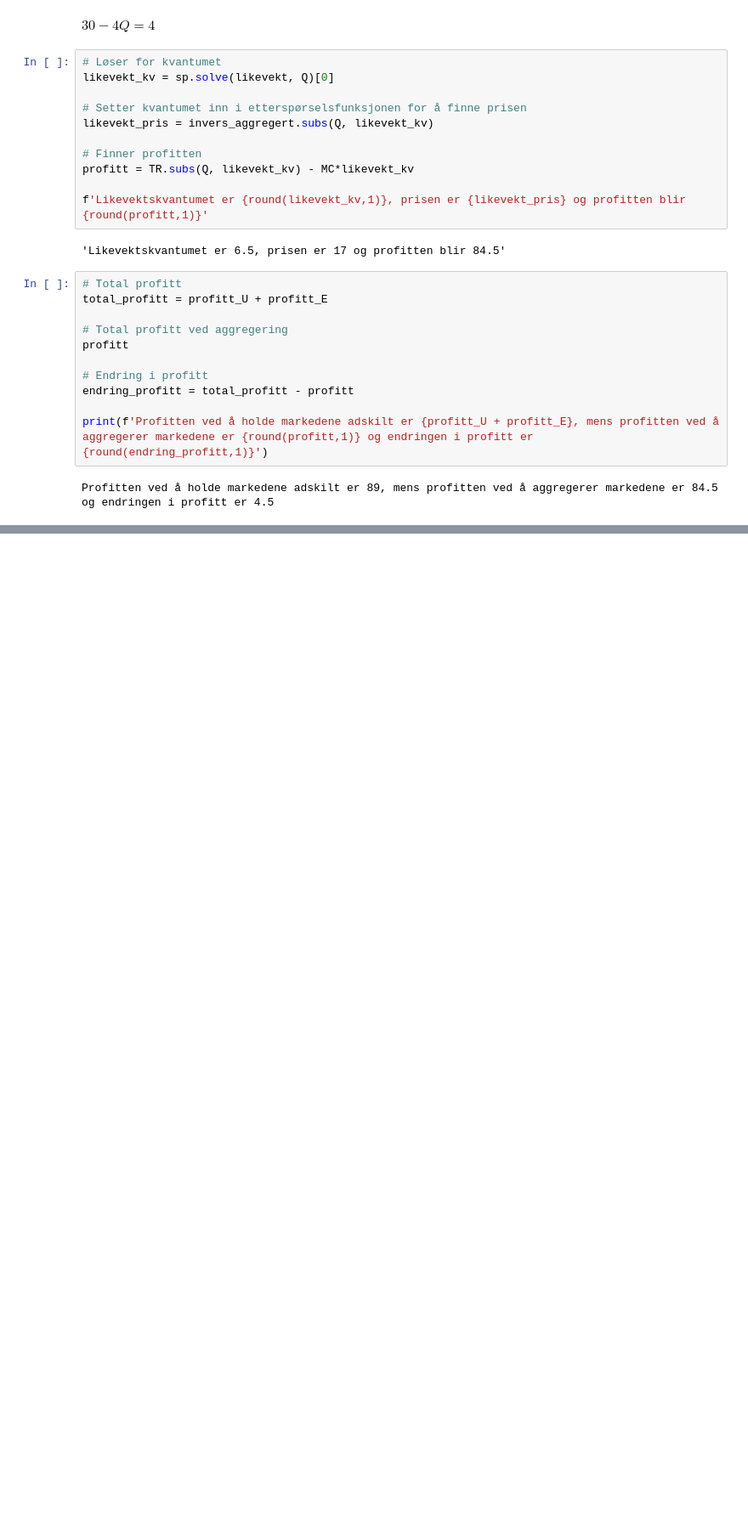
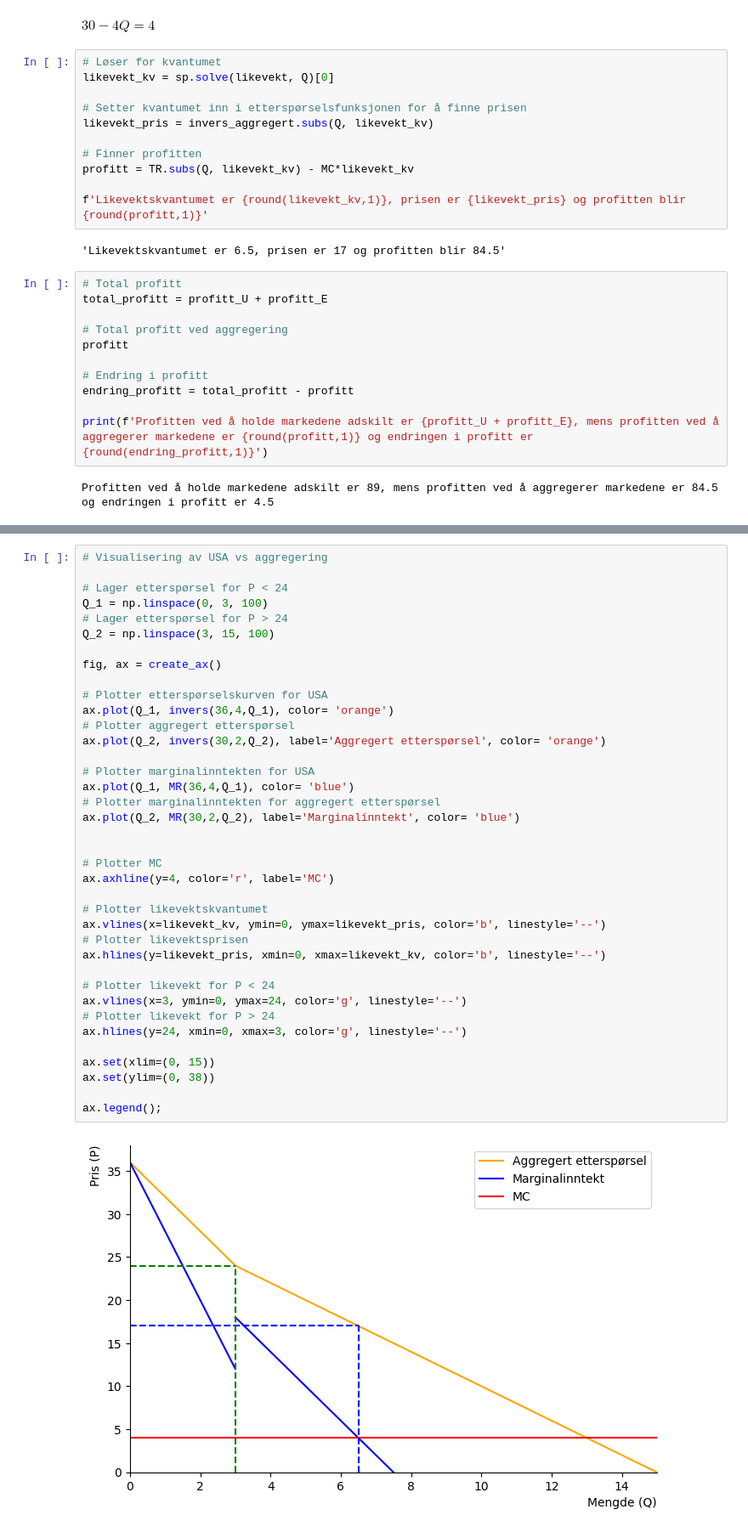
Before and after one commit to DanielFabioG/SOK-2030-Seminar, a Jupyter notebook: Seminar2.ipynb, the cells around one changed output, grey strips where cells are left out. Shown at 85% size. Drawn from its saved outputs; the diff is of its cells as text; blank space fills up the shorter version.

```diff
--- a/Seminar2.ipynb
+++ b/Seminar2.ipynb
@@ -332,3 +397,43 @@ Profitten ved å holde markedene adskilt er 89, mens profitten ved å aggregerer
+# %%
+# Visualisering av USA vs aggregering
+
+# Lager etterspørsel for P < 24
+Q_1 = np.linspace(0, 3, 100)
+# Lager etterspørsel for P > 24
+Q_2 = np.linspace(3, 15, 100)
+
+fig, ax = create_ax()
+
+# Plotter etterspørselskurven for USA
+ax.plot(Q_1, invers(36,4,Q_1), color= 'orange')
+# Plotter aggregert etterspørsel
+ax.plot(Q_2, invers(30,2,Q_2), label='Aggregert etterspørsel', color= 'orange')
+
+# Plotter marginalinntekten for USA
+ax.plot(Q_1, MR(36,4,Q_1), color= 'blue')
+# Plotter marginalinntekten for aggregert etterspørsel
+ax.plot(Q_2, MR(30,2,Q_2), label='Marginalinntekt', color= 'blue')
+
+
+# Plotter MC
+ax.axhline(y=4, color='r', label='MC')
+
+# Plotter likevektskvantumet
+ax.vlines(x=likevekt_kv, ymin=0, ymax=likevekt_pris, color='b', linestyle='--')
+# Plotter likevektsprisen
+ax.hlines(y=likevekt_pris, xmin=0, xmax=likevekt_kv, color='b', linestyle='--')
+
+# Plotter likevekt for P < 24
+ax.vlines(x=3, ymin=0, ymax=24, color='g', linestyle='--')
+# Plotter likevekt for P > 24
+ax.hlines(y=24, xmin=0, xmax=3, color='g', linestyle='--')
+
+ax.set(xlim=(0, 15))
+ax.set(ylim=(0, 38))
+
+ax.legend();
+# %% [output]
+[figure, added]
 # %% [markdown]
 ## Hvorfor prisdiskriminering gir høyere profitt
 
```
Also changed, not shown: parts of 7 cells of this notebook.
